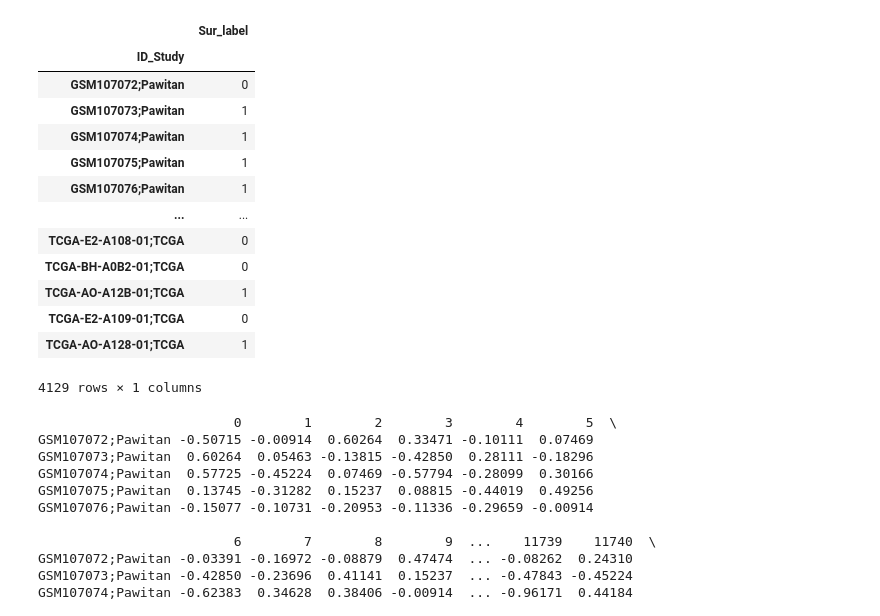
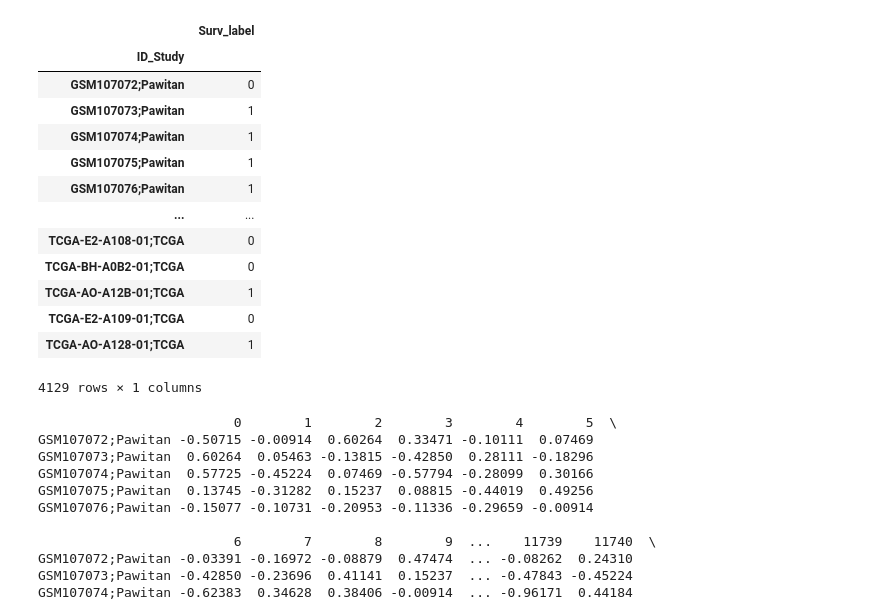
Before and after one commit to Chih-Fan/gene_exp_VAE, a Jupyter notebook: LASSO.ipynb, the cells around one changed output. Saved outputs shown, nothing was run; the diff lists cells and outputs as text; code cells hidden in the pictures.

```diff
--- a/LASSO.ipynb
+++ b/LASSO.ipynb
@@ -14,15 +14,15 @@ gene_exp_df_labeled_transposed = gene_exp_df_labeled.T
 # %%
 patient_info_df = pd.read_csv("/hpc/compgen/users/cchang/Projects/gene_exp_VAE/data/Patient_information.csv")
 # print(patient_info_df.head())
 surv_df = patient_info_df.loc[:, ['SurvivalTime', 'PatientID', 'StudyName']]
 # print(surv_df.head())
-surv_df['Sur_label'] = surv_df['SurvivalTime'].apply(lambda x: 0 if x < (365*5) else 1)
+surv_df['Surv_label'] = surv_df['SurvivalTime'].apply(lambda x: 0 if x < (365*5) else 1)
 surv_df['ID_Study']=surv_df.apply(lambda row: str(row.PatientID)+';'+str(row.StudyName), axis=1)
 surv_df.set_index('ID_Study', inplace=True)
 surv_df.drop(columns=['SurvivalTime', 'PatientID', 'StudyName'], inplace=True)
 surv_df
 # %% [output]
-|  | Sur_label |
+|  | Surv_label |
 | ID_Study |  |
 | GSM107072;Pawitan | 0 |
 | GSM107073;Pawitan | 1 |
```
Also changed, not shown: parts of 1 cell of this notebook.
